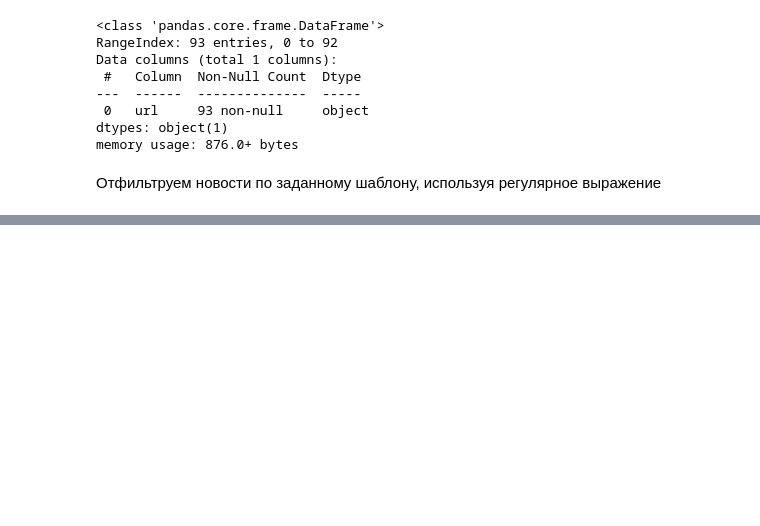
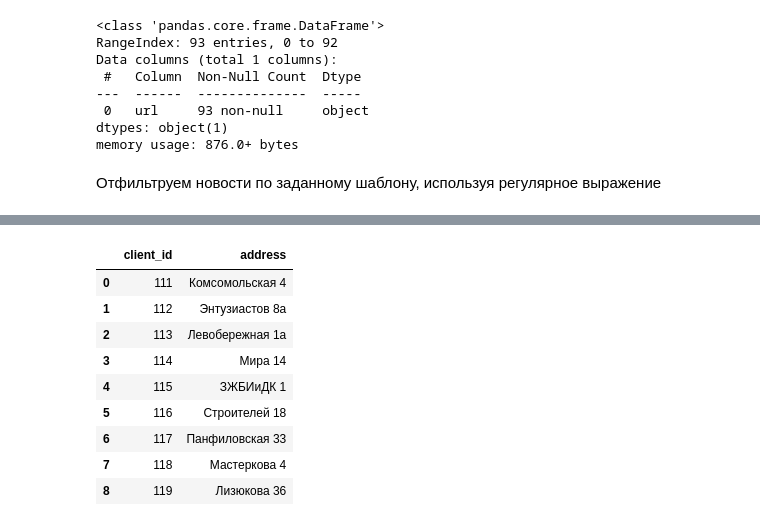
Before and after one commit to nik-gorby/PYDA-64, a Jupyter notebook: HW_10/hw10.ipynb, the cells around one changed output, grey strips where cells are left out. Saved outputs shown, nothing was run; the diff lists cells and outputs as text; code cells hidden in the pictures; blank space fills up the shorter version.

```diff
--- a/HW_10/hw10.ipynb
+++ b/HW_10/hw10.ipynb
@@ -112,0 +227,20 @@ df_news_filtered.sample(10)
+# %%
+client_base = pd.DataFrame(
+    {
+        'client_id': [111, 112, 113, 114, 115, 116, 117, 118, 119],
+        'address': ['Комсомольская 4', 'Энтузиастов 8а', 'Левобережная 1а', 'Мира 14', 'ЗЖБИиДК 1',
+                    'Строителей 18', 'Панфиловская 33', 'Мастеркова 4', 'Лизюкова 36']
+    }
+)
+client_base
+# %% [output]
+|  | client_id | address |
+| 0 | 111 | Комсомольская 4 |
+| 1 | 112 | Энтузиастов 8а |
+| 2 | 113 | Левобережная 1а |
+| 3 | 114 | Мира 14 |
+| 4 | 115 | ЗЖБИиДК 1 |
+| 5 | 116 | Строителей 18 |
+| 6 | 117 | Панфиловская 33 |
+| 7 | 118 | Мастеркова 4 |
+| 8 | 119 | Лизюкова 36 |
```
Also changed, not shown: parts of 15 cells of this notebook, 1 other file.
